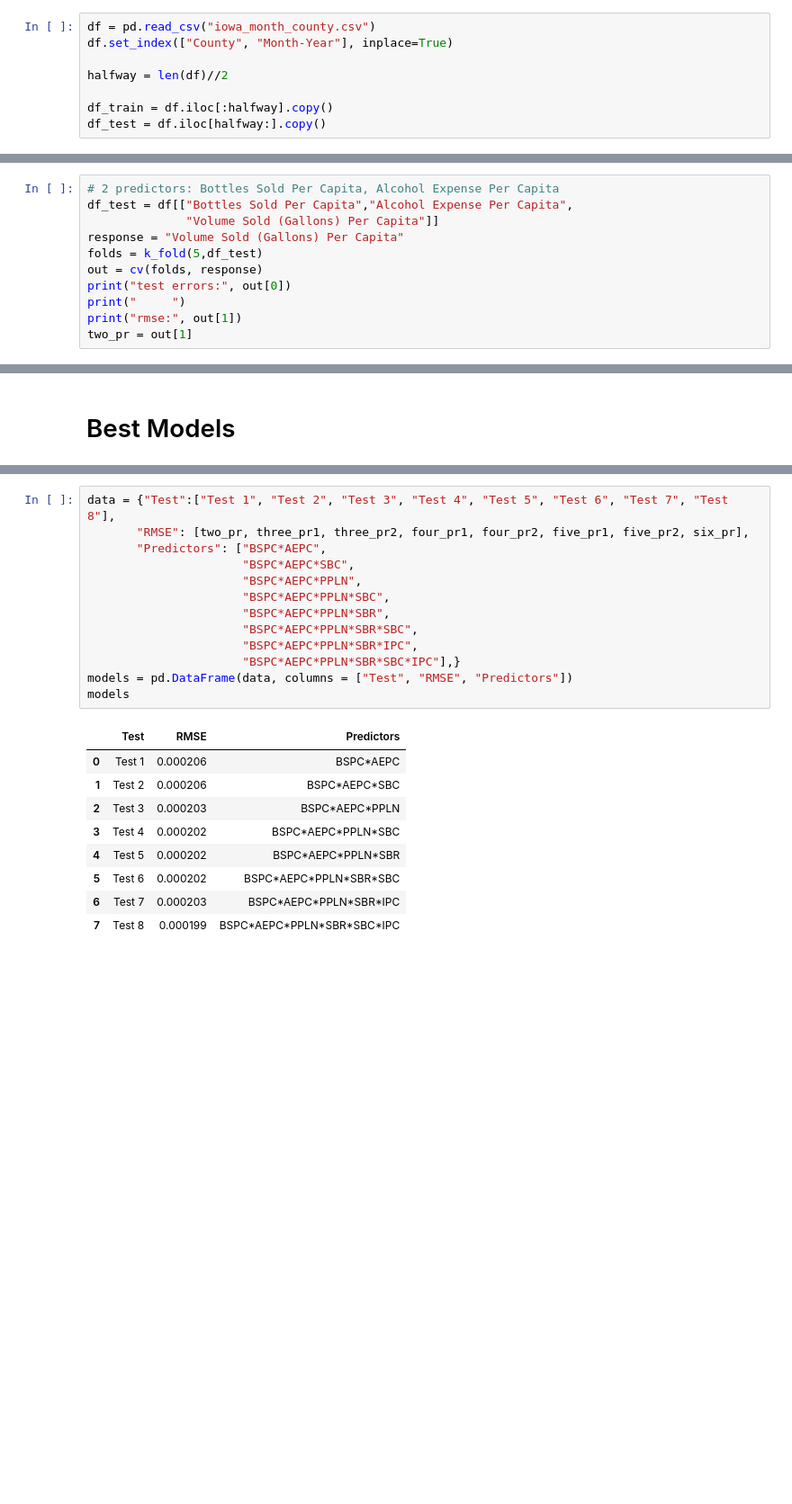
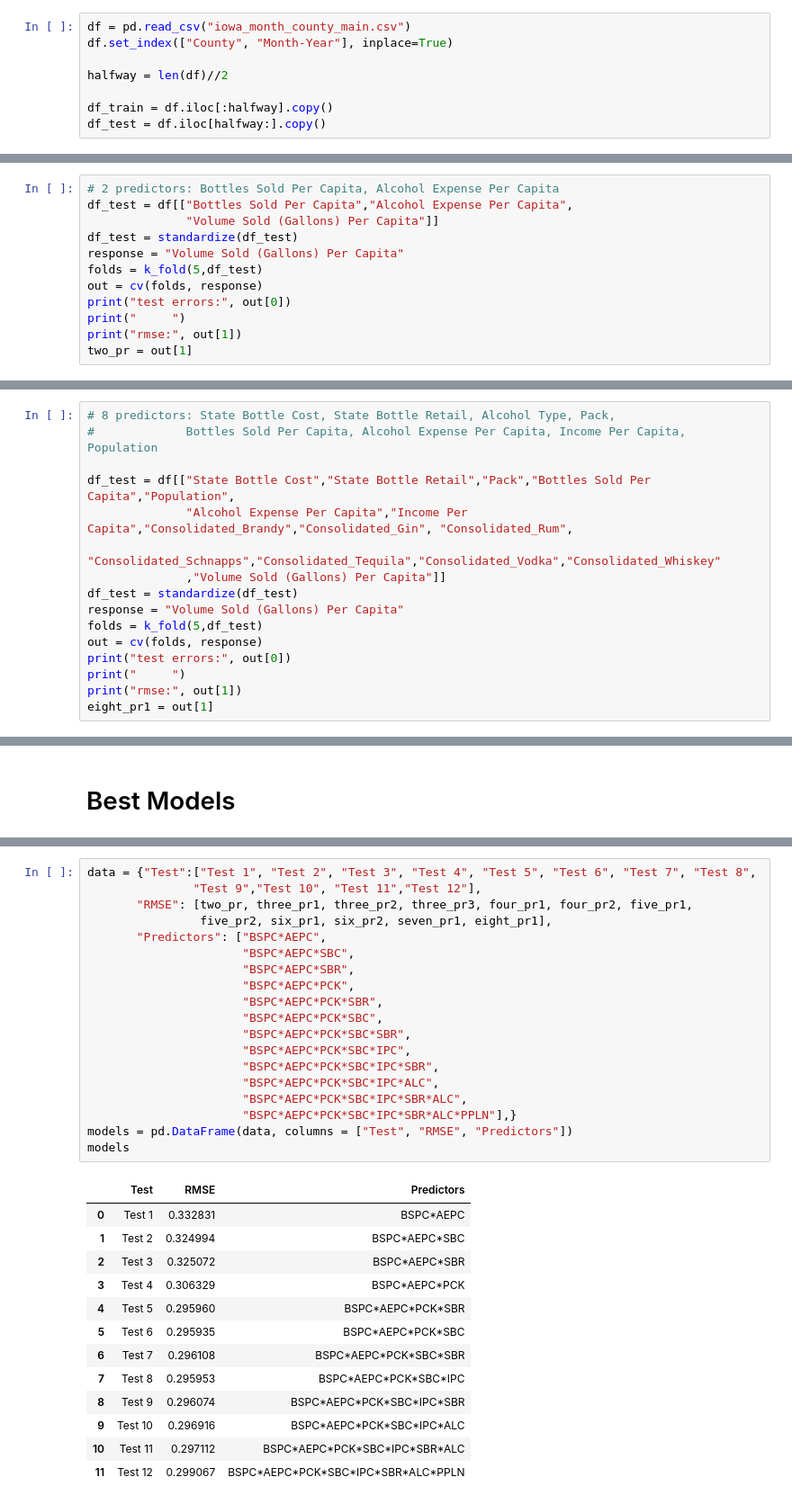
Before and after one commit to juliandavis7/401_Project1, a Jupyter notebook: compare_models.ipynb, the cells around one changed output, grey strips where cells are left out. Shown: that part at 90% size. Cells and saved outputs as stored; diff of their text form; blank space fills up the shorter version.

Commit message:
fixed tests

```diff
--- a/compare_models.ipynb
+++ b/compare_models.ipynb
@@ -136,7 +136,7 @@ def standardize(df):
     df_st = df.select_dtypes(exclude=float).join(df_st)
     return df_st
 # %%
-df = pd.read_csv("iowa_month_county.csv")
+df = pd.read_csv("iowa_month_county_main.csv")
 df.set_index(["County", "Month-Year"], inplace=True)
 
 halfway = len(df)//2
@@ -299,6 +322,7 @@ one_predictor
 # 2 predictors: Bottles Sold Per Capita, Alcohol Expense Per Capita
 df_test = df[["Bottles Sold Per Capita","Alcohol Expense Per Capita",
               "Volume Sold (Gallons) Per Capita"]]
+df_test = standardize(df_test)
 response = "Volume Sold (Gallons) Per Capita"
 folds = k_fold(5,df_test)
 out = cv(folds, response)
@@ -469,0 +680,16 @@ rmse: 0.00019853572584290584
+# %%
+# 8 predictors: State Bottle Cost, State Bottle Retail, Alcohol Type, Pack,
+#             Bottles Sold Per Capita, Alcohol Expense Per Capita, Income Per Capita, Population
+
+df_test = df[["State Bottle Cost","State Bottle Retail","Pack","Bottles Sold Per Capita","Population",
+              "Alcohol Expense Per Capita","Income Per Capita","Consolidated_Brandy","Consolidated_Gin", "Consolidated_Rum",
+              "Consolidated_Schnapps","Consolidated_Tequila","Consolidated_Vodka","Consolidated_Whiskey"
+              ,"Volume Sold (Gallons) Per Capita"]]
+df_test = standardize(df_test)
+response = "Volume Sold (Gallons) Per Capita"
+folds = k_fold(5,df_test)
+out = cv(folds, response)
+print("test errors:", out[0])
+print("     ")
+print("rmse:", out[1])
+eight_pr1 = out[1]
@@ -501,24 +718,34 @@ models
 # %%
-data = {"Test":["Test 1", "Test 2", "Test 3", "Test 4", "Test 5", "Test 6", "Test 7", "Test 8"],
-       "RMSE": [two_pr, three_pr1, three_pr2, four_pr1, four_pr2, five_pr1, five_pr2, six_pr],
+data = {"Test":["Test 1", "Test 2", "Test 3", "Test 4", "Test 5", "Test 6", "Test 7", "Test 8",
+               "Test 9","Test 10", "Test 11","Test 12"],
+       "RMSE": [two_pr, three_pr1, three_pr2, three_pr3, four_pr1, four_pr2, five_pr1,
+                five_pr2, six_pr1, six_pr2, seven_pr1, eight_pr1],
        "Predictors": ["BSPC*AEPC",
                       "BSPC*AEPC*SBC",
-                      "BSPC*AEPC*PPLN",
-                      "BSPC*AEPC*PPLN*SBC",
-                      "BSPC*AEPC*PPLN*SBR",
-                      "BSPC*AEPC*PPLN*SBR*SBC",
-                      "BSPC*AEPC*PPLN*SBR*IPC",
-                      "BSPC*AEPC*PPLN*SBR*SBC*IPC"],}
+                      "BSPC*AEPC*SBR",
+                      "BSPC*AEPC*PCK",
+                      "BSPC*AEPC*PCK*SBR",
+                      "BSPC*AEPC*PCK*SBC",
+                      "BSPC*AEPC*PCK*SBC*SBR",
+                      "BSPC*AEPC*PCK*SBC*IPC",
+                      "BSPC*AEPC*PCK*SBC*IPC*SBR",
+                      "BSPC*AEPC*PCK*SBC*IPC*ALC",
+                      "BSPC*AEPC*PCK*SBC*IPC*SBR*ALC",
+                      "BSPC*AEPC*PCK*SBC*IPC*SBR*ALC*PPLN"],}
 models = pd.DataFrame(data, columns = ["Test", "RMSE", "Predictors"])
 models
 # %% [output]
 |  | Test | RMSE | Predictors |
-| 0 | Test 1 | 0.000206 | BSPC*AEPC |
-| 1 | Test 2 | 0.000206 | BSPC*AEPC*SBC |
-| 2 | Test 3 | 0.000203 | BSPC*AEPC*PPLN |
-| 3 | Test 4 | 0.000202 | BSPC*AEPC*PPLN*SBC |
-| 4 | Test 5 | 0.000202 | BSPC*AEPC*PPLN*SBR |
-| 5 | Test 6 | 0.000202 | BSPC*AEPC*PPLN*SBR*SBC |
-| 6 | Test 7 | 0.000203 | BSPC*AEPC*PPLN*SBR*IPC |
-| 7 | Test 8 | 0.000199 | BSPC*AEPC*PPLN*SBR*SBC*IPC |
+| 0 | Test 1 | 0.332831 | BSPC*AEPC |
+| 1 | Test 2 | 0.324994 | BSPC*AEPC*SBC |
+| 2 | Test 3 | 0.325072 | BSPC*AEPC*SBR |
+| 3 | Test 4 | 0.306329 | BSPC*AEPC*PCK |
+| 4 | Test 5 | 0.295960 | BSPC*AEPC*PCK*SBR |
+| 5 | Test 6 | 0.295935 | BSPC*AEPC*PCK*SBC |
+| 6 | Test 7 | 0.296108 | BSPC*AEPC*PCK*SBC*SBR |
+| 7 | Test 8 | 0.295953 | BSPC*AEPC*PCK*SBC*IPC |
+| 8 | Test 9 | 0.296074 | BSPC*AEPC*PCK*SBC*IPC*SBR |
+| 9 | Test 10 | 0.296916 | BSPC*AEPC*PCK*SBC*IPC*ALC |
+| 10 | Test 11 | 0.297112 | BSPC*AEPC*PCK*SBC*IPC*SBR*ALC |
+| 11 | Test 12 | 0.299067 | BSPC*AEPC*PCK*SBC*IPC*SBR*ALC*PPLN |
 # %%
```
Also changed, not shown: parts of 54 cells of this notebook.
